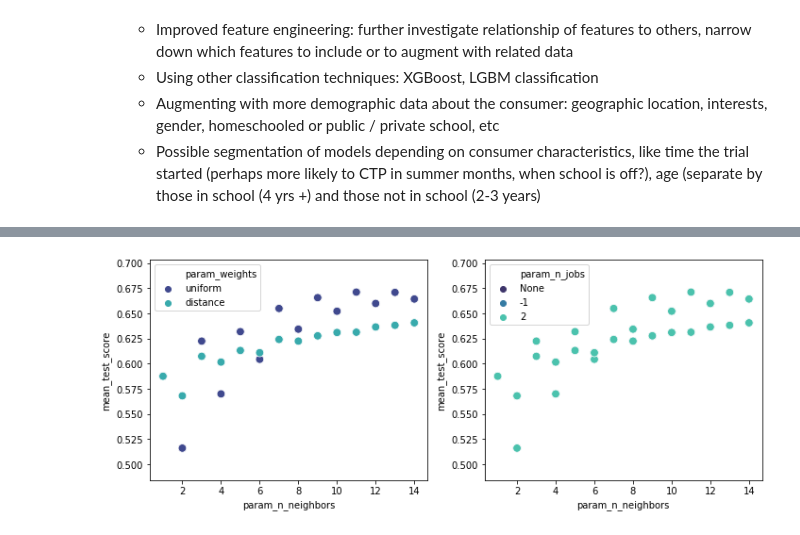
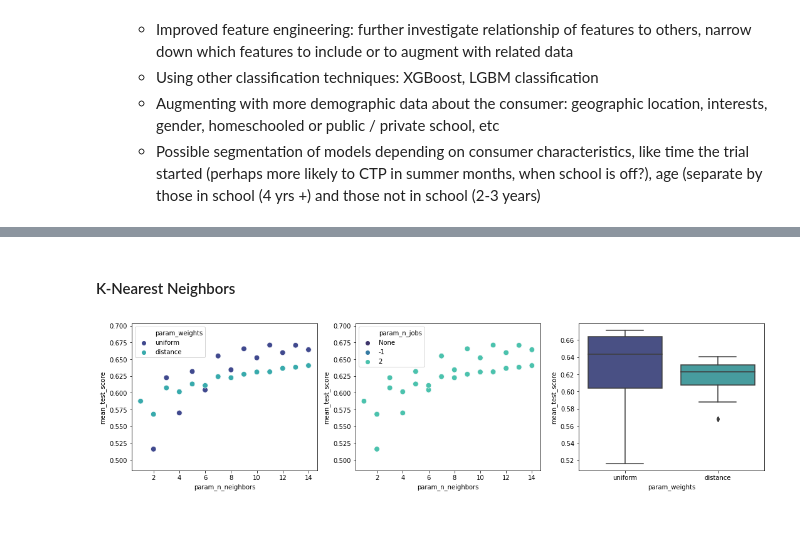
Before and after one commit to christinejiang11/personal_projects, a Jupyter notebook: Homer_Recommendation/Homer_CTP_Classification.ipynb, the cells around one changed output, grey strips where cells are left out. Saved outputs shown, nothing was run; the diff lists cells and outputs as text; code cells hidden in the pictures.

Commit message:
model parameter analysis

```diff
--- a/Homer_Recommendation/Homer_CTP_Classification.ipynb
+++ b/Homer_Recommendation/Homer_CTP_Classification.ipynb
@@ -455,8 +465,12 @@ plot_importances(scores)
+# %% [markdown]
+#### K-Nearest Neighbors
 # %%
-#KNN scatterplots: how does the weighting metric, the number of neighbors, and the number of jobs affect KNN performance?
-figure, subaxes = plt.subplots(1,2,figsize=(10,4))
+#How does the weighting metric, the number of neighbors, and the number of jobs affect KNN performance?
+figure, subaxes = plt.subplots(1,3,figsize=(15,4))
 sns.scatterplot(knn_df['param_n_neighbors'], knn_df['mean_test_score'], hue=knn_df['param_weights'],s=75,palette='mako', ax=subaxes[0])
 sns.scatterplot(knn_df['param_n_neighbors'], knn_df['mean_test_score'], hue=(knn_df['param_n_jobs']).apply(str),s=75,palette='mako', ax=subaxes[1])
+sns.boxplot(knn_df['param_weights'], knn_df['mean_test_score'],palette='mako', ax=subaxes[2])
+
 plt.tight_layout()
 # %% [output]
-[figure, old version]
+[figure, new version]
```
Also changed, not shown: parts of 5 cells of this notebook.
